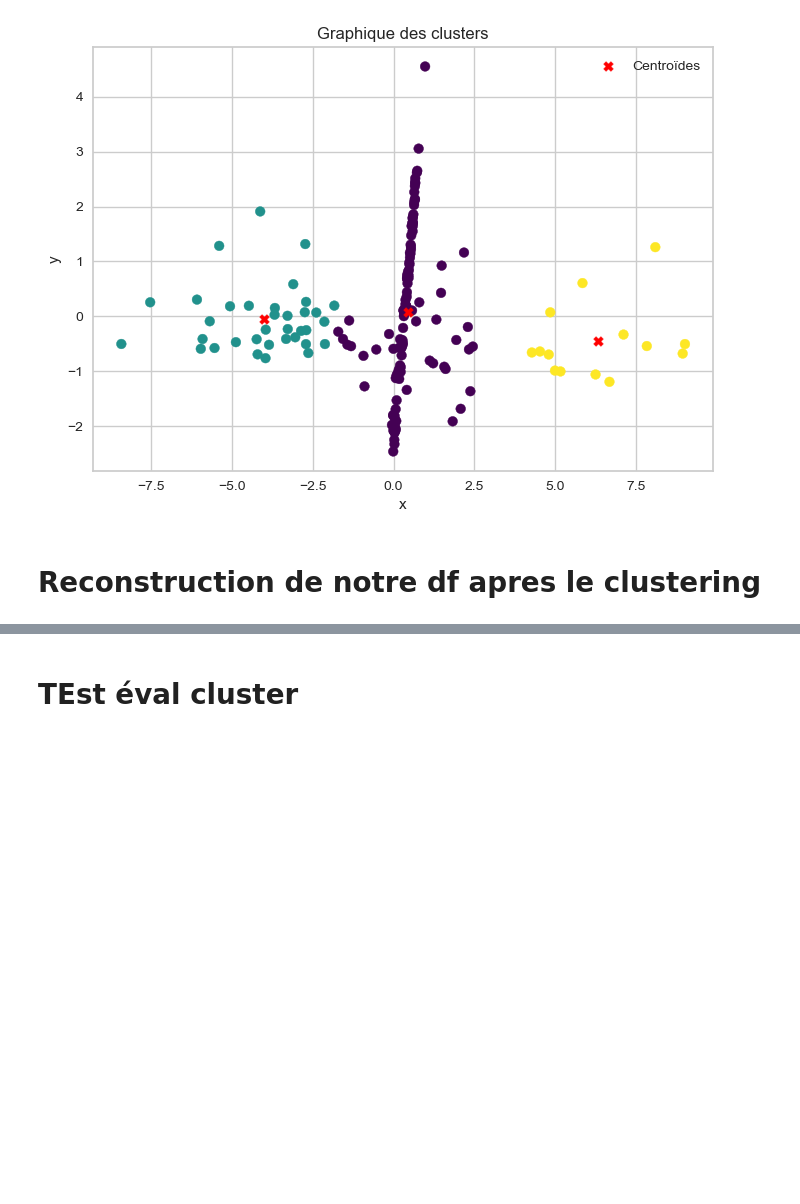
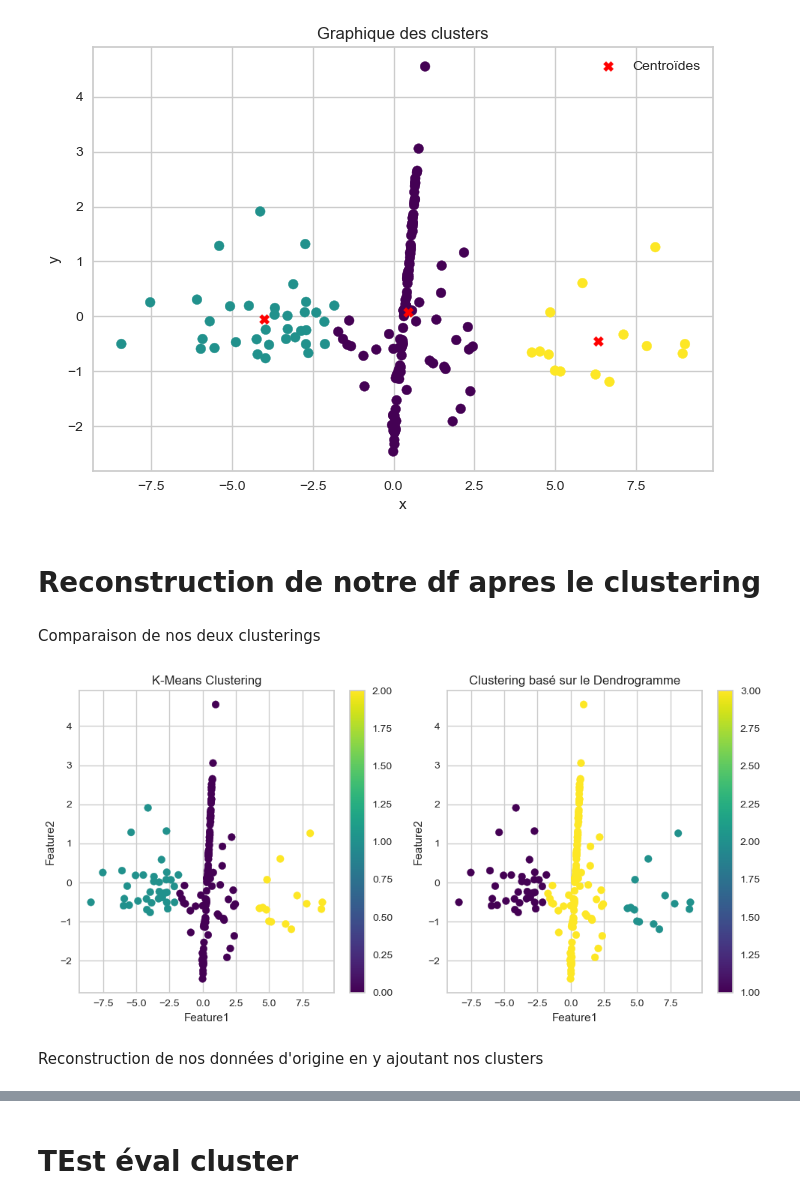
Before and after one commit to AntoineJBQ/Projet-9---Produisez-une--etude-de-marche--avec-Python, a Jupyter notebook: NOTEBOOK/clustering_visualisations.ipynb, the cells around one changed output, grey strips where cells are left out. Cells and saved outputs as stored; diff of their text form; code cells hidden in the pictures; blank space fills up the shorter version.

Commit message:
ajout comparaison

```diff
--- a/NOTEBOOK/clustering_visualisations.ipynb
+++ b/NOTEBOOK/clustering_visualisations.ipynb
@@ -384,6 +384,32 @@ plt.show()
 [figure]
 # %% [markdown]
 # Reconstruction de notre df apres le clustering
+# %% [markdown]
+Comparaison de nos deux clusterings
+# %%
+# Scatter plot pour le clustering K-Means
+plt.figure(figsize=(10, 5))
+plt.subplot(1, 2, 1)
+plt.scatter(df['F1'], df['F2'], c=df['cluster_kmeans'], cmap='viridis')
+plt.title('K-Means Clustering')
+plt.xlabel('Feature1')
+plt.ylabel('Feature2')
+plt.colorbar()
+
+# Scatter plot pour le clustering basé sur le dendrogramme
+plt.subplot(1, 2, 2)
+plt.scatter(df['F1'], df['F2'], c=df['cluster_dd'], cmap='viridis')
+plt.title('Clustering basé sur le Dendrogramme')
+plt.xlabel('Feature1')
+plt.ylabel('Feature2')
+plt.colorbar()
+
+plt.tight_layout()
+plt.show()
+# %% [output]
+[figure, added]
+# %% [markdown]
+Reconstruction de nos données d'origine en y ajoutant nos clusters
 # %%
 # Reconstruire les données d'origine
 data_reconstructed = pca.inverse_transform(df_test)
```
